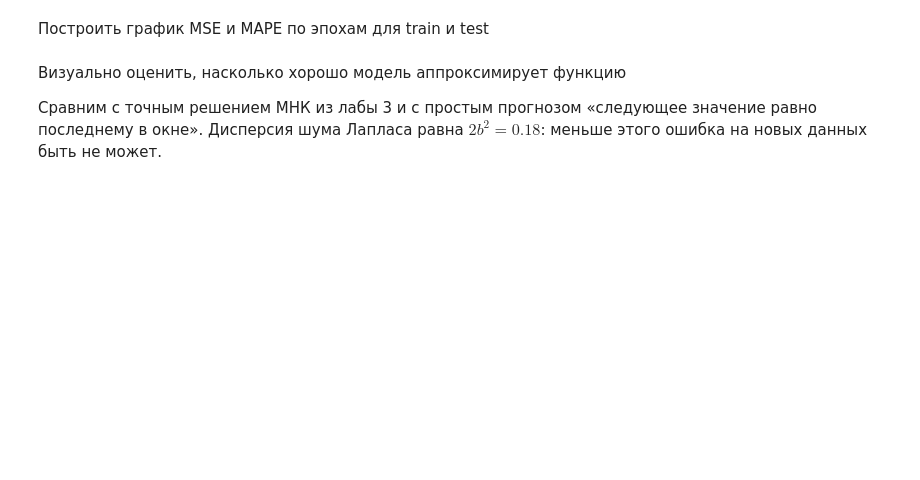
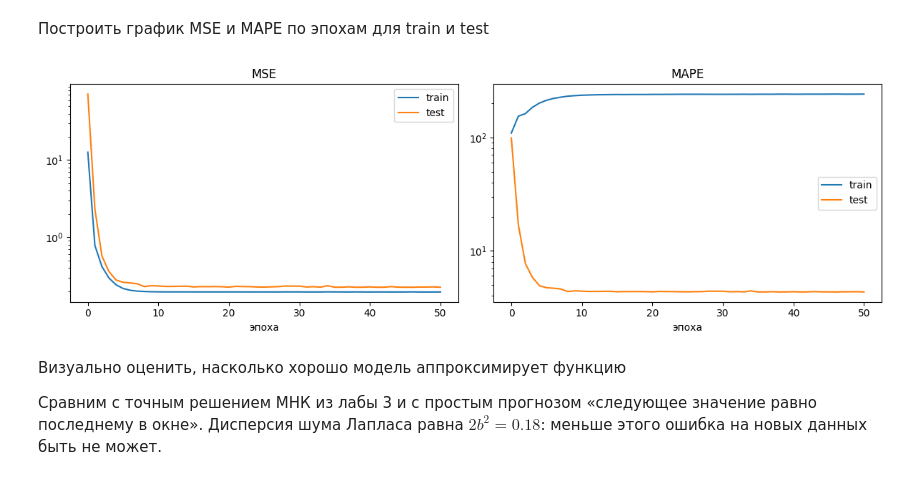
Before and after one commit to CompleWin/ml-journey, a Jupyter notebook: machine-learning/lessons/pavel/lab5/lab5_live.ipynb, the cells around one changed output. Cells and saved outputs as stored; diff of their text form; code cells hidden in the pictures; blank space fills up the shorter version.

```diff
--- a/machine-learning/lessons/pavel/lab5/lab5_live.ipynb
+++ b/machine-learning/lessons/pavel/lab5/lab5_live.ipynb
@@ -8,6 +8,20 @@
 - $f(t) = 0.03t - 5$ - линейный тренд
 - $\varepsilon_t$ - шум, распределение Лапласа с $b = 0.3$
 - размер окна: 6
+# %%
+import numpy as np
+import matplotlib.pyplot as plt
+import pandas as pd
+import seaborn as sns
+
+rng = np.random.default_rng()
+
+N = 500
+WINDOW = 6
+
+t = np.arange(N)
+trend = 0.03 * t - 5
+series = trend + rng.laplace(0, 0.3, N)
 # %% [markdown]
 Превратить ряд в таблицу: вход - окно из 6 предыдущих значений, цель - следующее значение
 
@@ -37,5 +185,20 @@ $$e = y - \hat{y}, \qquad w \leftarrow w + \eta\, e\, z, \qquad b \leftarrow b +
 # %% [markdown]
 Построить график MSE и MAPE по эпохам для train и test
+# %%
+fig, axes = plt.subplots(1, 2, figsize=(12, 4))
+
+for ax, name in zip(axes, ["MSE", "MAPE"]):
+    ax.plot(scores[f"{name} train"], label="train")
+    ax.plot(scores[f"{name} test"], label="test")
+    ax.set_yscale("log")
+    ax.set_xlabel("эпоха")
+    ax.set_title(name)
+    ax.legend()
+
+plt.tight_layout()
+plt.show()
+# %% [output]
+[figure, added]
 # %% [markdown]
 Визуально оценить, насколько хорошо модель аппроксимирует функцию
 
```
Also changed, not shown: parts of 10 cells of this notebook, 3 other files.
